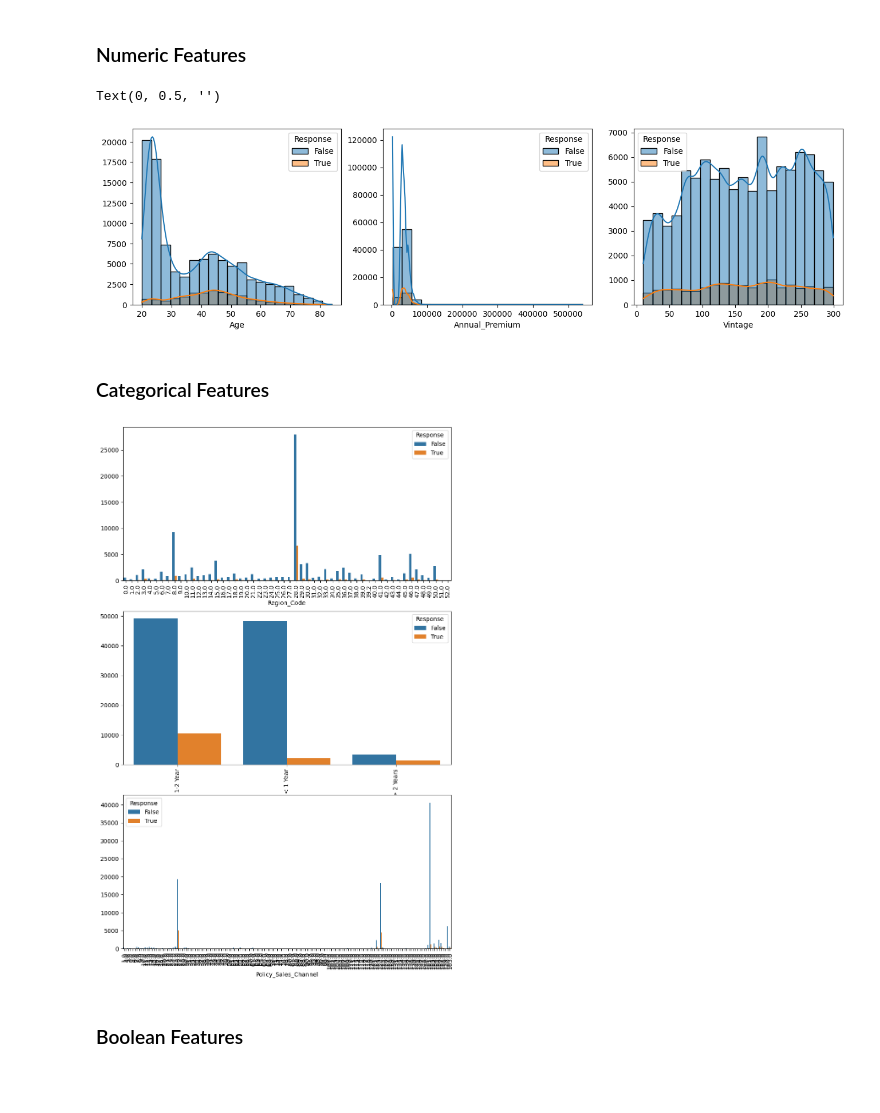
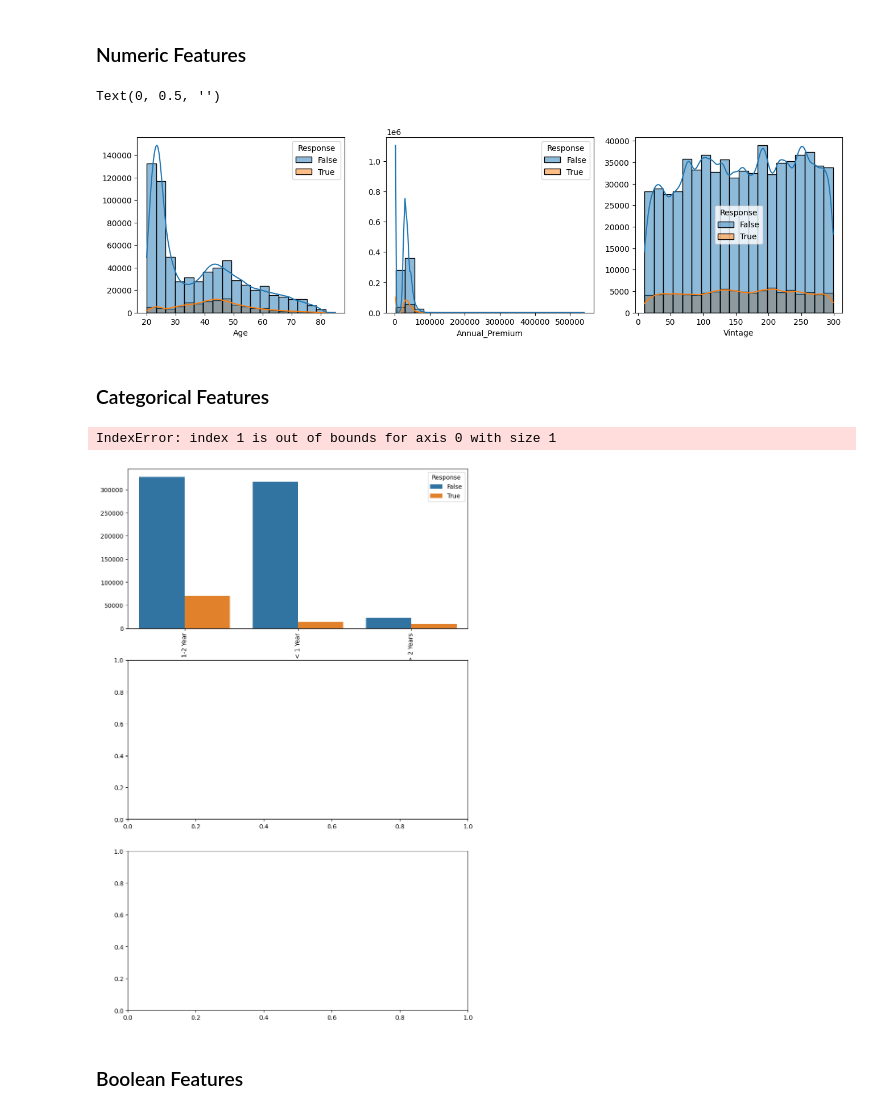
Before and after one commit to Ednaxx/Kaggle-Playground-Series, a Jupyter notebook: PS4E7-InsuranceCrossSellingClassification/ps4e7-insurance-cross-selling-prediction.ipynb, the cells around one changed output. Saved outputs shown, nothing was run; the diff lists cells and outputs as text; code cells hidden in the pictures; blank space fills up the shorter version.

```diff
--- a/PS4E7-InsuranceCrossSellingClassification/ps4e7-insurance-cross-selling-prediction.ipynb
+++ b/PS4E7-InsuranceCrossSellingClassification/ps4e7-insurance-cross-selling-prediction.ipynb
@@ -201 +217,4 @@ original_train.select_dtypes(include=['category', 'bool']).describe()
+# %%
+# frac = .033 so our sample size is close to original data size. It will make easier to compare them both.
+train_sample = train.sample(frac=.033, random_state=42)
 # %% [markdown]
@@ -203,14 +222,14 @@ original_train.select_dtypes(include=['category', 'bool']).describe()
 # %% [markdown]
 Is the Original Dataset close to our Synthetic one? Could it improve our model's performance?
 # %%
-train["original"] = False
+train_sample["original"] = False
 original_train["original"] = True
 
-together = pd.concat([train, original_train], axis=0)
+together = pd.concat([train_sample, original_train])
 together['Vehicle_Age'] = together['Vehicle_Age'].cat.codes
 together['Response'] = together['Response'].astype('bool')
 
-train.drop(inplace=True, columns=["original"])
+train_sample.drop(inplace=True, columns=["original"])
 original_train.drop(inplace=True, columns=["original"])
 
 together.head()
@@ -308,25 +346,26 @@ vis_train = train.sample(frac=.01, random_state=42)
 # %%
 _, axs = plt.subplots(1, 3, figsize=(16,4))
 
-sns.histplot(x=vis_train["Age"], ax=axs[0], bins=20, kde=True, hue=vis_train["Response"]).set_ylabel(None)
-sns.histplot(x=vis_train["Annual_Premium"], ax=axs[1], bins=20, kde=True, hue=vis_train["Response"]).set_ylabel(None)
-sns.histplot(x=vis_train["Vintage"], ax=axs[2], bins=20, kde=True, hue=vis_train["Response"]).set_ylabel(None)
+sns.histplot(x=train_sample["Age"], ax=axs[0], bins=20, kde=True, hue=train_sample["Response"]).set_ylabel(None)
+sns.histplot(x=train_sample["Annual_Premium"], ax=axs[1], bins=20, kde=True, hue=train_sample["Response"]).set_ylabel(None)
+sns.histplot(x=train_sample["Vintage"], ax=axs[2], bins=20, kde=True, hue=train_sample["Response"]).set_ylabel(None)
 # %% [output]
 Text(0, 0.5, '')
-[figure, old version]
+[figure, new version]
 # %% [markdown]
 ### Categorical Features
 # %%
-categorical_columns = vis_train.select_dtypes("category").columns
+categorical_columns = train_sample.select_dtypes("category").columns
 
 _, axs = plt.subplots(3, 1, figsize=(10,16))
 
 for i in range(3):
-    ax = sns.countplot(x=vis_train[categorical_columns[i]], ax=axs[i], hue=vis_train["Response"])
+    ax = sns.countplot(x=train_sample[categorical_columns[i]], ax=axs[i], hue=train_sample["Response"])
     ax.set_ylabel(None)
     ax.tick_params(axis='x', rotation=90)
 # %% [output]
+IndexError: index 1 is out of bounds for axis 0 with size 1
-[figure, old version]
+[figure, new version]
 # %% [markdown]
 ### Boolean Features
 # %%
```
Also changed, not shown: parts of 36 cells of this notebook.
